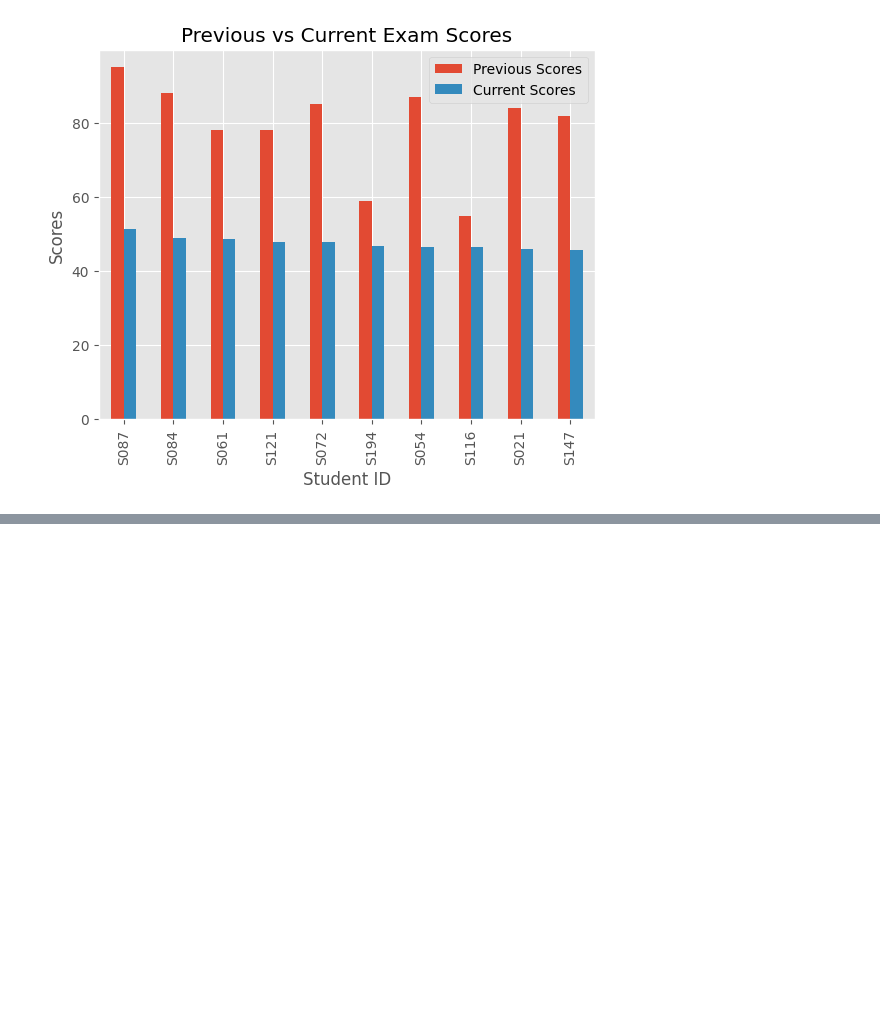
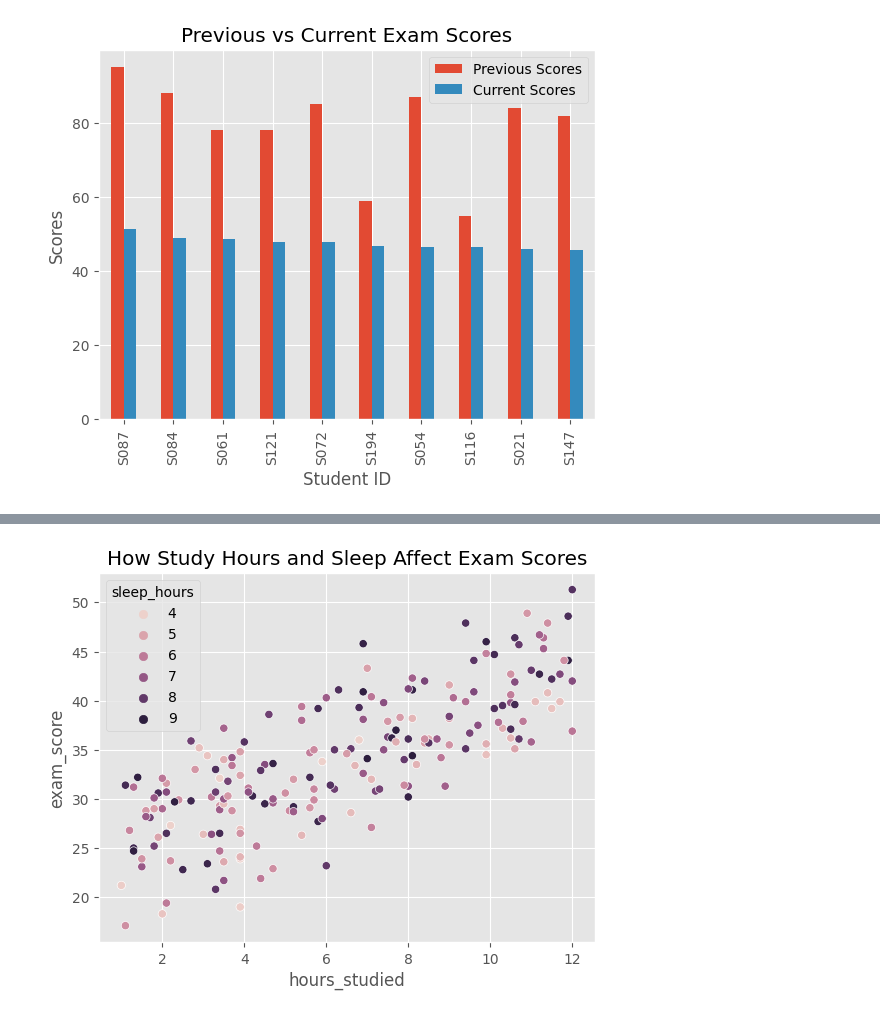
Before and after one commit to BaSalami01/student-academic-performance-analysis, a Jupyter notebook: student-academic-performance-analysis.ipynb, the cells around one changed output, grey strips where cells are left out. Cells and saved outputs as stored; diff of their text form; code cells hidden in the pictures; blank space fills up the shorter version.

```diff
--- a/student-academic-performance-analysis.ipynb
+++ b/student-academic-performance-analysis.ipynb
@@ -203,0 +237,10 @@ plt.show()
+# %%
+# Investigate the relationship between study and sleep hours, and scores
+ax = sns.scatterplot(x='hours_studied',
+                y='exam_score',
+                hue='sleep_hours',
+                data=df)
+ax.set_title('How Study Hours and Sleep Affect Exam Scores')
+plt.show()
+# %% [output]
+[figure, added]
```
Also changed, not shown: parts of 34 cells of this notebook.
